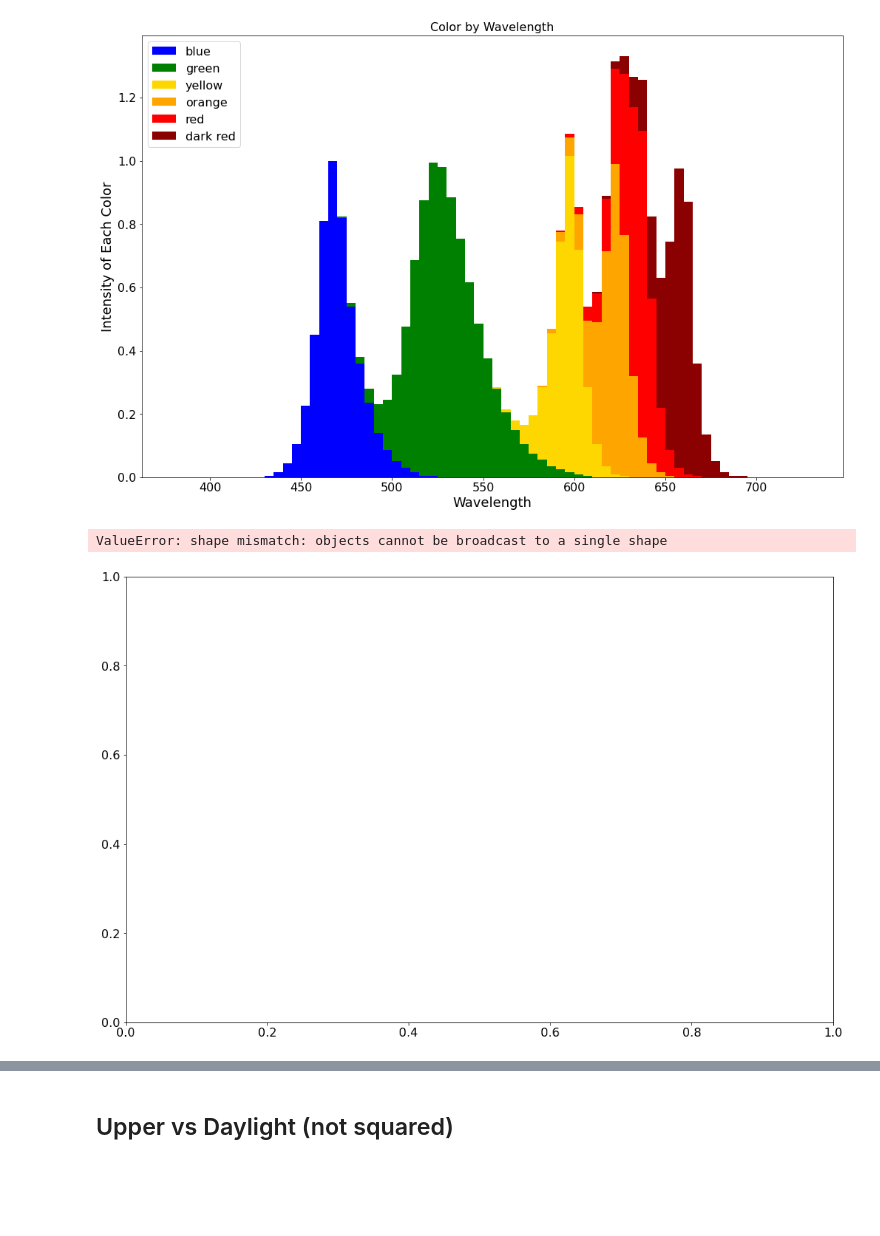
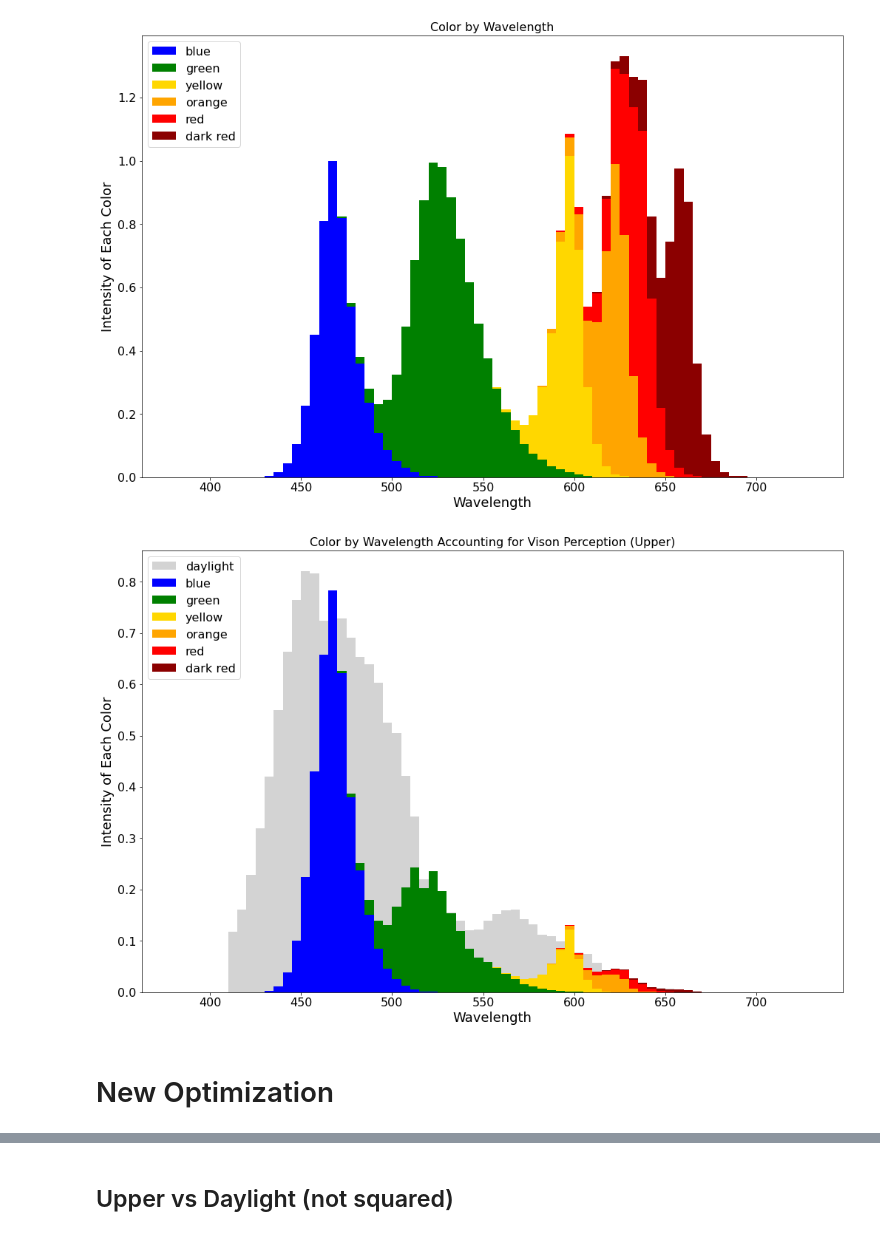
Before and after one commit to kendall-b/animalshelters, a Jupyter notebook: animal shelters.ipynb, the cells around one changed output, grey strips where cells are left out. Drawn from its saved outputs; the diff is of its cells as text; code cells hidden in the pictures; blank space fills up the shorter version.

```diff
--- a/animal shelters.ipynb
+++ b/animal shelters.ipynb
@@ -133,33 +132,32 @@ ax.legend(loc="upper left")
 plt.show()
 # %% [output]
 [figure]
-# %%
-upper = up[:-8]
 # %%
 fig, ax = plt.subplots(figsize=(17,11))
 
 width = []
 for n in range((len(wavelengths))-1):
     width += [wavelengths[n+1]-wavelengths[n]]
 
 ax.bar(wavelengths[:-1], daylight[:-1]*upper[:-1], width, color="lightgray", align='edge', label="daylight")
 ax.bar(wavelengths[:-1], blue[:-1]*upper[:-1], width, color="blue", align='edge', label="blue")
 ax.bar(wavelengths[:-1], green[:-1]*upper[:-1], width, bottom=blue[:-1]*upper[:-1], color="green", align='edge', label="green")
 ax.bar(wavelengths[:-1], yellow[:-1]*upper[:-1], width, bottom=blue[:-1]*upper[:-1]+green[:-1]*upper[:-1], color="gold", align='edge', label="yellow")
 ax.bar(wavelengths[:-1], orange[:-1]*upper[:-1], width, bottom=blue[:-1]*upper[:-1]+green[:-1]*upper[:-1]+yellow[:-1]*upper[:-1], color="orange", align='edge', label="orange")
 ax.bar(wavelengths[:-1], red[:-1]*upper[:-1], width, bottom=blue[:-1]*upper[:-1]+green[:-1]*upper[:-1]+yellow[:-1]*upper[:-1]+orange[:-1]*upper[:-1], color="red", align='edge', label="red")
 ax.bar(wavelengths[:-1], dark_red[:-1]*upper[:-1], width, bottom=blue[:-1]*upper[:-1]+green[:-1]*upper[:-1]+yellow[:-1]*upper[:-1]+orange[:-1]*upper[:-1]+red[:-1]*upper[:-1], color="darkred", align='edge', label="dark red")
 # ax.bar(wavelengths[:-1], bluenm[:-1], width, color="black", align='edge', label="450 nm")
 # ax.bar(wavelengths[:-1], othernm[:-1], width, color="black", align='edge', label="556 nm")
 # ax.add_patch(Rectangle((480,0), 20, 1.4,edgecolor="black", fill=None))
 # ax.add_patch(Rectangle((550,0), 30, 1.4,edgecolor="black", fill=None, label="Undesired Wavelength Range"))
 # plt.plot(wavelengths[:-1], bluenm[:-1], color="black", label="450 nm log sensitivity")
 # plt.plot(wavelengths[:-1], othernm[:-1], color="black", label="556 nm log sensitivity")
 ax.set_ylabel('Intensity of Each Color')
 ax.set_xlabel('Wavelength')
-ax.set_title('Color by Wavelength')
+ax.set_title('Color by Wavelength Accounting for Vison Perception (Upper)')
 ax.legend(loc="upper left")
 plt.show()
 # %% [output]
-ValueError: shape mismatch: objects cannot be broadcast to a single shape
-[figure, old version]
+[figure, new version]
+# %% [markdown]
+# New Optimization
```
Also changed, not shown: parts of 21 cells of this notebook, 2 other files.
